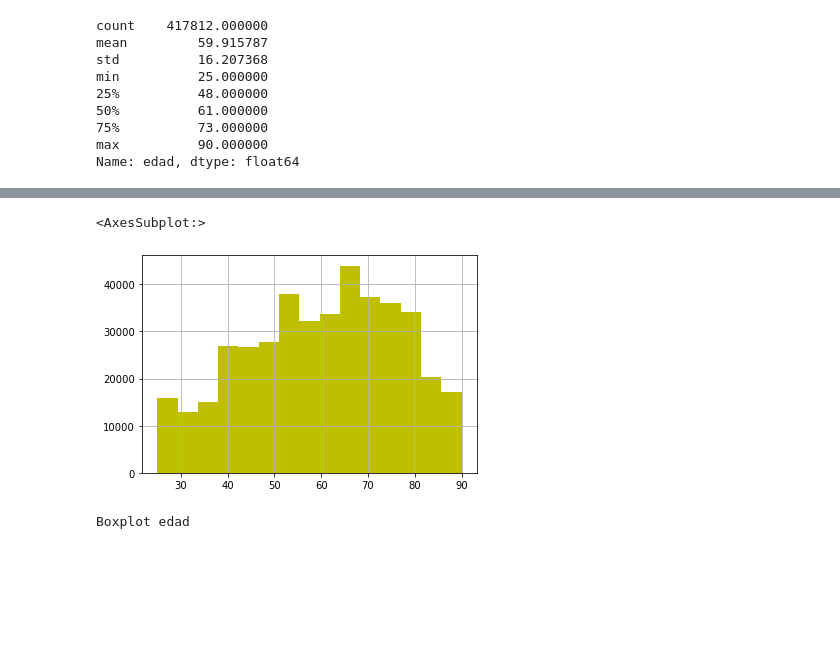
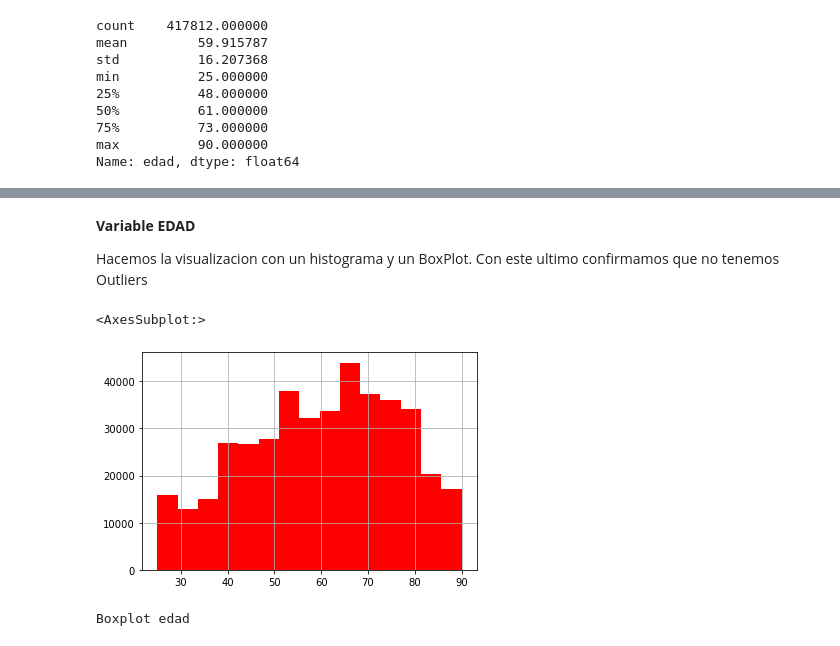
Before and after one commit to romayana/Financial-Product-Sales-Forecast-Model, a Jupyter notebook: Preprocessing/preprocessing.ipynb, the cells around one changed output, grey strips where cells are left out. Saved outputs shown, nothing was run; the diff lists cells and outputs as text; code cells hidden in the pictures; blank space fills up the shorter version.

```diff
--- a/Preprocessing/preprocessing.ipynb
+++ b/Preprocessing/preprocessing.ipynb
@@ -19,4 +17,5 @@ We are going to save three different csv's for use in the different models
 import pandas as pd
 import numpy as np
 # %%
-df = pd.read_csv('D:/Masters y Cursos/TFM/Financial-Product-Sales-Forecast-Model/Cleanning & Merging/df_cleanned.csv')
+#Leemos la base de datos y asociamos a la variable df el data set
+df = pd.read_csv('C:/Users/manue/TFM/Financial-Product-Sales-Forecast-Model/Cleanning & Merging/df_cleanned.csv')
@@ -85,11 +80,15 @@ We make the visualization with a histogram and a BoxPlot. With the latter we con
+# %% [markdown]
+__Variable EDAD__
+
+Hacemos la visualizacion con un histograma y un BoxPlot. Con este ultimo confirmamos que no tenemos Outliers
 # %%
 import matplotlib.pyplot as plt
 import pylab as pl
 # %%
-df['edad'].hist(color = 'y', bins = 15)
+df['edad'].hist(color = 'r', bins = 15)
 # %% [output]
 <AxesSubplot:>
-[figure, old version]
+[figure, new version]
 # %%
 print ('Boxplot edad')
 plt.boxplot(df['edad'],vert = False, widths = 2)
```
Also changed, not shown: parts of 32 cells of this notebook, 1 other file.
